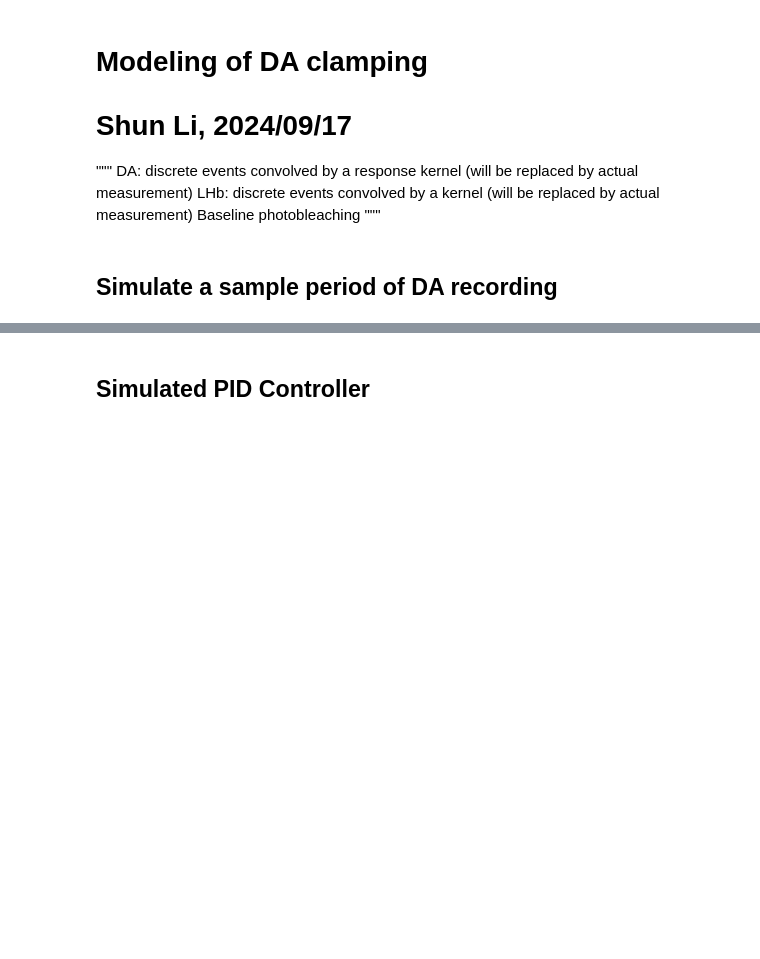
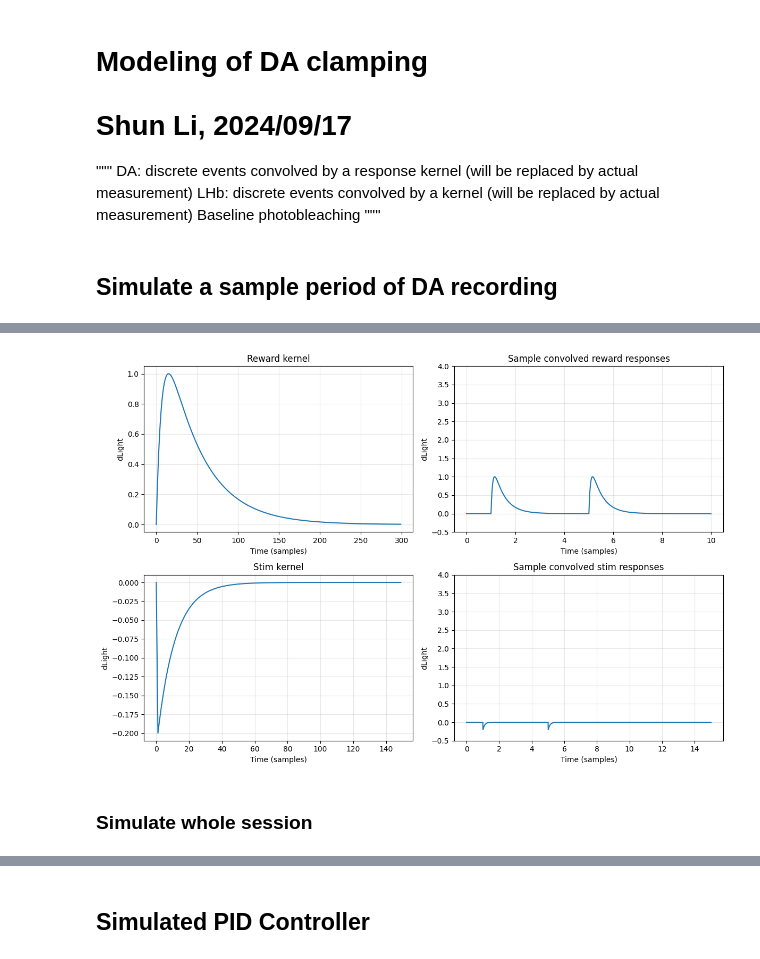
Before and after one commit to shunnnli/BrainClamp, a Jupyter notebook: PID-model.ipynb, the cells around one changed output, grey strips where cells are left out. Saved outputs shown, nothing was run; the diff lists cells and outputs as text; code cells hidden in the pictures; blank space fills up the shorter version.

```diff
--- a/PID-model.ipynb
+++ b/PID-model.ipynb
@@ -135,0 +88,13 @@ Final signal length: 400099
+# %%
+Fs = 100
+
+# Generate reward channel (Poisson process)
+session_duration = 1000 # in sec
+n_session_samples = int(session_duration * Fs)
+
+# Get reward events
+n_reward = 30  # or adjust as desired
+reward_channel = np.zeros(n_session_samples, dtype=np.uint8)
+rewardIdx = np.sort(np.random.choice(n_session_samples, size=n_reward, replace=False))
+reward_channel[rewardIdx] = 1
+print(f"Number of reward events: {len(rewardIdx)}")
@@ -136 +169,49 @@ Final signal length: 400099
+# %%
+# Plot convolution examples
+fig, axes = plt.subplots(2, 2, figsize=(12, 8))
+
+# Plot 1: Reward kernel
+axes[0, 0].plot(reward_kernel)
+axes[0, 0].set_xlabel('Time (samples)')
+axes[0, 0].set_ylabel('dLight')
+axes[0, 0].set_title('Reward kernel')
+axes[0, 0].grid(True, alpha=0.3)
+
+# Plot 2: Sample convolved reward responses
+impulses = np.zeros(Fs * 10)
+impulses[1*Fs] = 1
+impulses[5*Fs]= 1
+time_axis = np.linspace(0,len(impulses)/Fs,len(impulses))
+axes[0, 1].plot(time_axis, np.convolve(reward_kernel, impulses, mode='full')[:len(impulses)])
+axes[0, 1].set_xlabel('Time (samples)')
+axes[0, 1].set_ylabel('dLight')
+axes[0, 1].set_ylim([-0.5,4])
+axes[0, 1].set_title('Sample convolved reward responses')
+axes[0, 1].grid(True, alpha=0.3)
+
+# Plot 3: Stim kernel
+axes[1, 0].plot(stim_kernel)
+axes[1, 0].set_xlabel('Time (samples)')
+axes[1, 0].set_ylabel('dLight')
+axes[1, 0].set_title('Stim kernel')
+axes[1, 0].grid(True, alpha=0.3)
+
+# Plot 4: Sample convolved stim responses
+impulses = np.zeros(len(stim_kernel) * 10)
+impulses[1*Fs] = 1
+impulses[5*Fs] = 1
+time_axis = np.linspace(0,len(impulses)/Fs,len(impulses))
+axes[1, 1].plot(time_axis, np.convolve(stim_kernel, impulses, mode='full')[:len(impulses)])
+axes[1, 1].set_xlabel('Time (samples)')
+axes[1, 1].set_ylabel('dLight')
+axes[1, 1].set_ylim([-0.5,4])
+axes[1, 1].set_title('Sample convolved stim responses')
+axes[1, 1].grid(True, alpha=0.3)
+
+plt.tight_layout()
+plt.show()
+# %% [output]
+[figure, added]
+# %% [markdown]
+### Simulate whole session
 # %%
```
Also changed, not shown: parts of 19 cells of this notebook, 2 other files.
